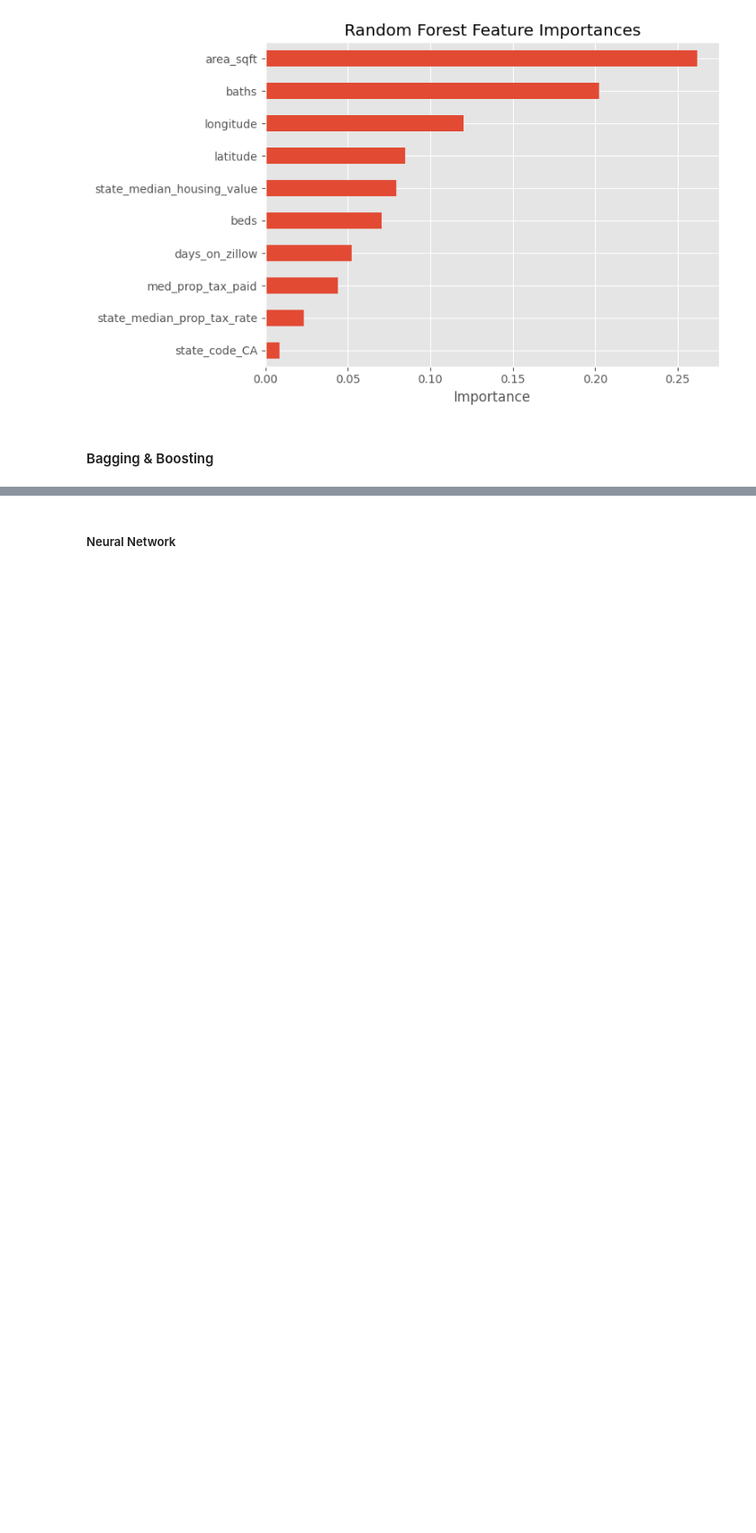
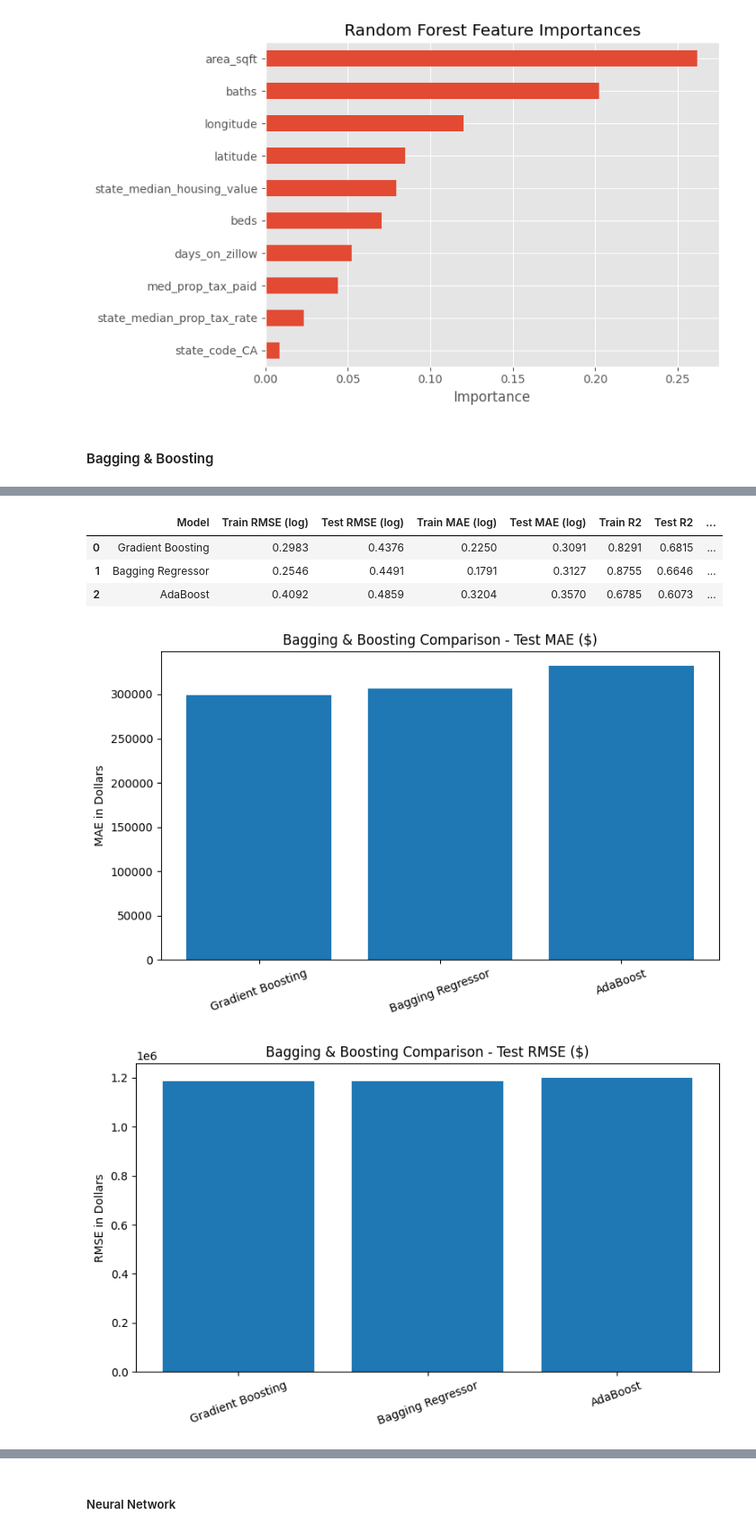
Before and after one commit to nasingh2/DS644-MLBA-Final-Project, a Jupyter notebook: models/models_IN_PROGRESS.ipynb, the cells around one changed output, grey strips where cells are left out. Shown at 90% size. Drawn from its saved outputs; the diff is of its cells as text; code cells hidden in the pictures; blank space fills up the shorter version.

Commit message:
Adding Bagging & Boosting

```diff
--- a/models/models_IN_PROGRESS.ipynb
+++ b/models/models_IN_PROGRESS.ipynb
@@ -581,0 +672,48 @@ plt.show()
+# %%
+# Results table
+
+bb_results_display = bb_results_df.copy()
+
+for col in ["Train RMSE ($)", "Test RMSE ($)", "Train MAE ($)", "Test MAE ($)"]:
+    bb_results_display[col] = bb_results_display[col].map(lambda x: f"${x:,.2f}")
+
+for col in ["Train RMSE (log)", "Test RMSE (log)", "Train MAE (log)", "Test MAE (log)", "Train R2", "Test R2"]:
+    bb_results_display[col] = bb_results_display[col].map(lambda x: f"{x:.4f}")
+
+bb_results_display["Within 15% Accuracy"] = bb_results_df["Within 15% Accuracy"].map(lambda x: f"{x*100:.2f}%")
+
+bb_results_display
+# %% [output]
+|  | Model | Train RMSE (log) | Test RMSE (log) | Train MAE (log) | Test MAE (log) | Train R2 | Test R2 | ... |
+| 0 | Gradient Boosting | 0.2983 | 0.4376 | 0.2250 | 0.3091 | 0.8291 | 0.6815 | ... |
+| 1 | Bagging Regressor | 0.2546 | 0.4491 | 0.1791 | 0.3127 | 0.8755 | 0.6646 | ... |
+| 2 | AdaBoost | 0.4092 | 0.4859 | 0.3204 | 0.3570 | 0.6785 | 0.6073 | ... |
+# %%
+# Comparison plots
+
+plt.figure(figsize=(8, 5))
+plt.bar(bb_results_df["Model"], bb_results_df["Test MAE ($)"])
+plt.title("Bagging & Boosting Comparison - Test MAE ($)")
+plt.ylabel("MAE in Dollars")
+plt.xticks(rotation=20)
+plt.tight_layout()
+plt.show()
+
+plt.figure(figsize=(8, 5))
+plt.bar(bb_results_df["Model"], bb_results_df["Test RMSE ($)"])
+plt.title("Bagging & Boosting Comparison - Test RMSE ($)")
+plt.ylabel("RMSE in Dollars")
+plt.xticks(rotation=20)
+plt.tight_layout()
+plt.show()
+
+plt.figure(figsize=(8, 5))
+plt.bar(bb_results_df["Model"], bb_results_df["Test R2"])
+plt.title("Bagging & Boosting Comparison - Test R²")
+plt.ylabel("R²")
+plt.xticks(rotation=20)
+plt.tight_layout()
+plt.show()
+# %% [output]
+[figure, added]
+[figure, added]
```
Also changed, not shown: parts of 5 cells of this notebook.
